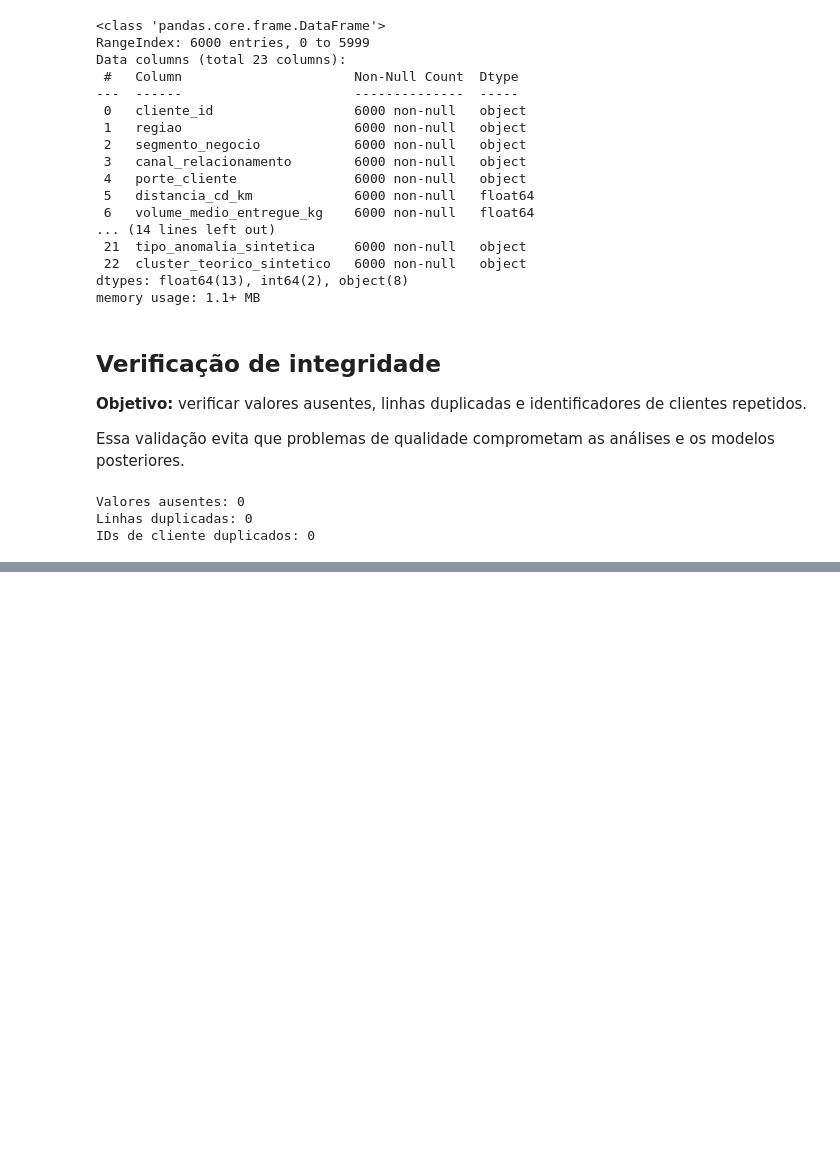
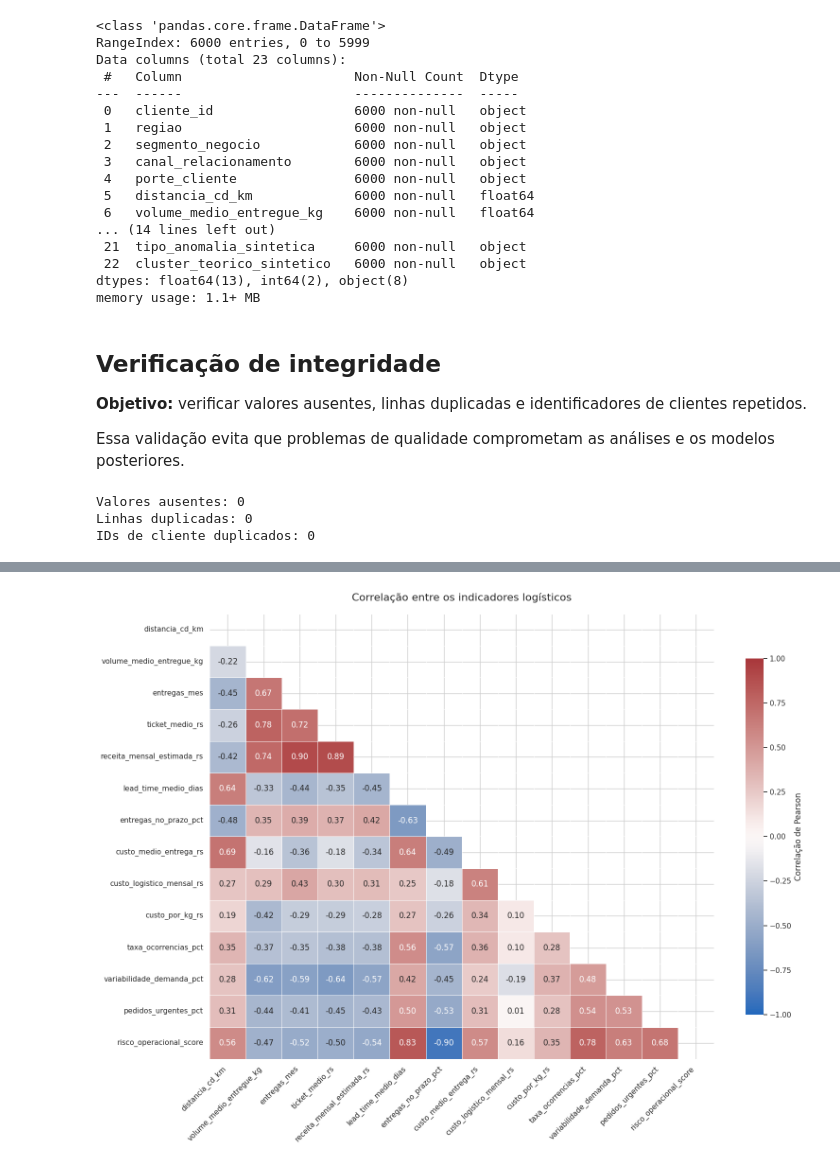
Before and after one commit to thedrads/supply-chain-clustering-anomaly-ai, a Jupyter notebook: notebooks/supply_chain_clustering_anomaly_ai.ipynb, the cells around one changed output, grey strips where cells are left out. Cells and saved outputs as stored; diff of their text form; code cells hidden in the pictures; blank space fills up the shorter version.

```diff
--- a/notebooks/supply_chain_clustering_anomaly_ai.ipynb
+++ b/notebooks/supply_chain_clustering_anomaly_ai.ipynb
@@ -132,0 +141,17 @@ IDs de cliente duplicados: 0
+# %%
+# Seleciona variáveis numéricas e exclui a coluna de auditoria.
+colunas_numericas_eda = (
+    clientes_df.select_dtypes(include="number")
+    .columns.drop("anomalia_sintetica")
+)
+
+# Calcula as principais estatísticas descritivas.
+estatisticas_descritivas = (
+    clientes_df[colunas_numericas_eda]
+    .describe()
+    .T
+    .round(2)
+)
+
+# Exibe o resumo estatístico.
+estatisticas_descritivas
@@ -132,0 +369,39 @@ IDs de cliente duplicados: 0
+# %%
+# Calcula a correlação entre as variáveis numéricas operacionais.
+matriz_correlacao = clientes_df[colunas_numericas_eda].corr()
+
+# Oculta a parte superior repetida da matriz.
+mascara_superior = np.triu(
+    np.ones_like(matriz_correlacao, dtype=bool)
+)
+
+# Cria o mapa de calor das correlações.
+plt.figure(figsize=(16, 12))
+sns.heatmap(
+    matriz_correlacao,
+    mask=mascara_superior,
+    annot=True,
+    fmt=".2f",
+    cmap="vlag",
+    center=0,
+    vmin=-1,
+    vmax=1,
+    linewidths=0.5,
+    cbar_kws={
+        "shrink": 0.8,
+        "label": "Correlação de Pearson",
+    },
+)
+
+# Ajusta os textos e o layout.
+plt.title(
+    "Correlação entre os indicadores logísticos",
+    fontsize=16,
+    pad=20,
+)
+plt.xticks(rotation=45, ha="right")
+plt.yticks(rotation=0)
+plt.tight_layout()
+plt.show()
+# %% [output]
+[figure, added]
```
Also changed, not shown: parts of 14 cells of this notebook.
